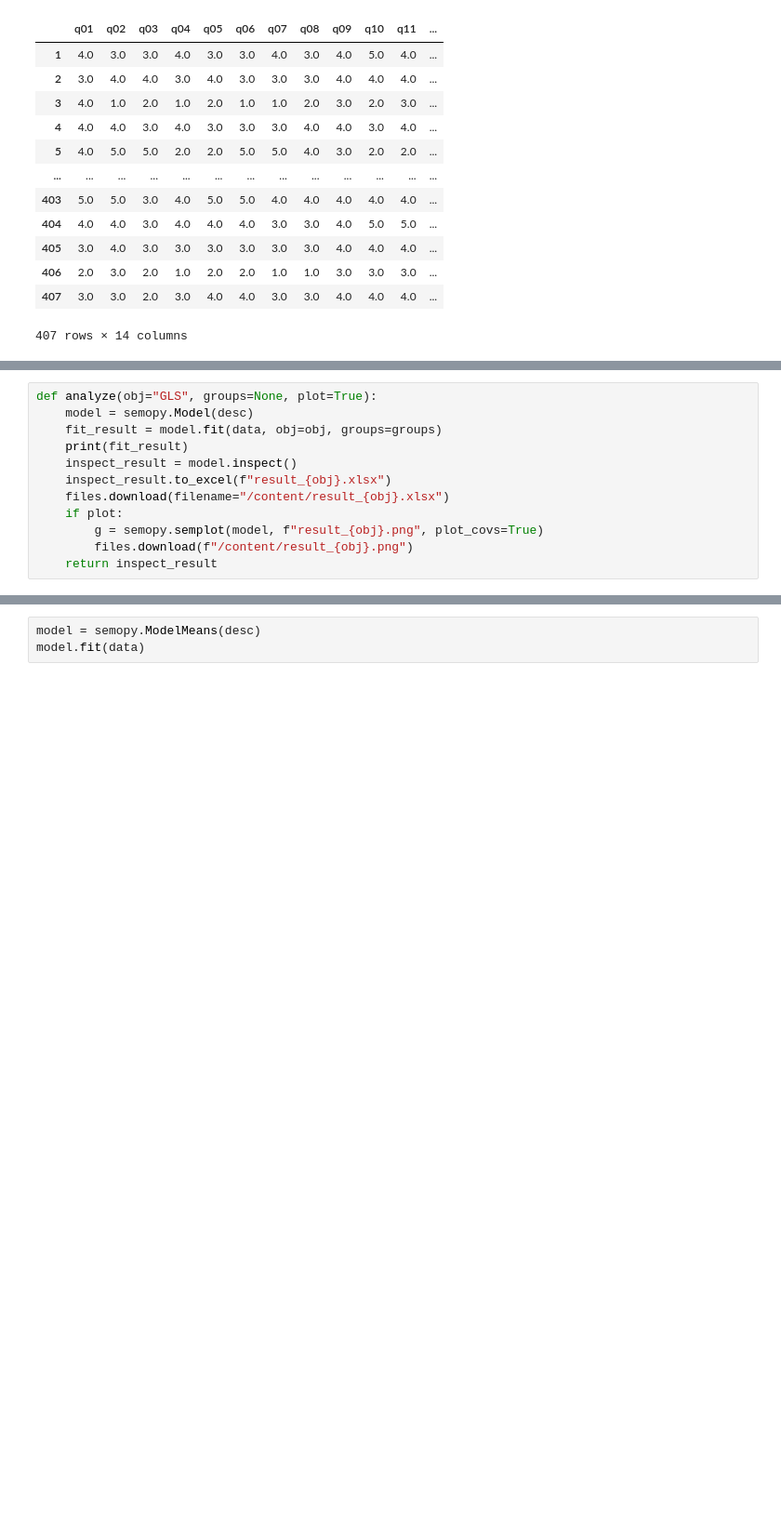
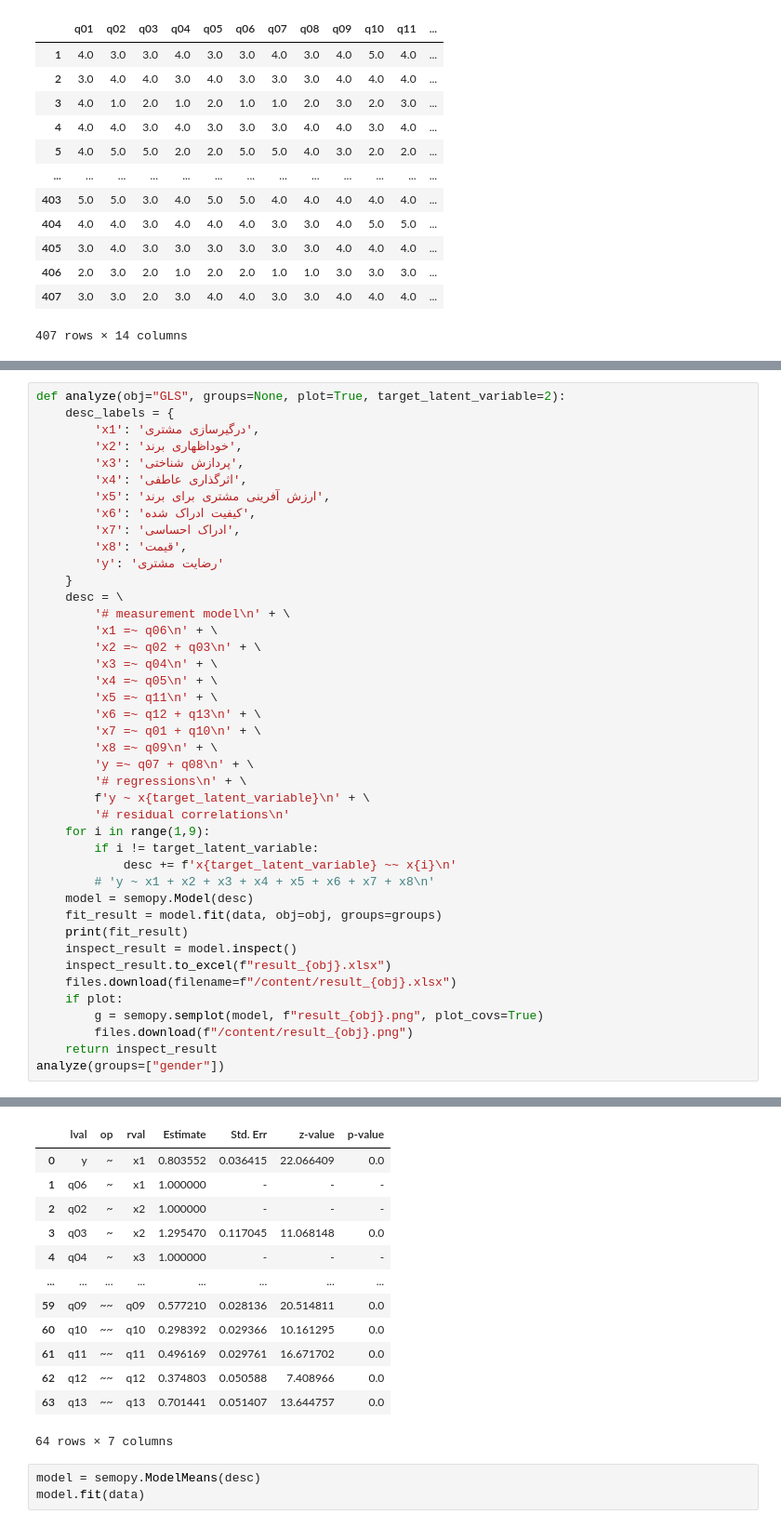
Before and after one commit to MohsenGhodrati/Homeworks, a Jupyter notebook: python-colab.ipynb, the cells around one changed output, grey strips where cells are left out. Shown at 93% size. Cells and saved outputs as stored; diff of their text form; blank space fills up the shorter version.

```diff
--- a/python-colab.ipynb
+++ b/python-colab.ipynb
@@ -162,12 +127,0 @@ desc = \
-# %%
-def analyze(obj="GLS", groups=None, plot=True):
-    model = semopy.Model(desc)
-    fit_result = model.fit(data, obj=obj, groups=groups)
-    print(fit_result)
-    inspect_result = model.inspect()
-    inspect_result.to_excel(f"result_{obj}.xlsx")
-    files.download(filename="/content/result_{obj}.xlsx")
-    if plot:
-        g = semopy.semplot(model, f"result_{obj}.png", plot_covs=True)
-        files.download(f"/content/result_{obj}.png")
-    return inspect_result
@@ -186,0 +131,43 @@ WARNING:root:Fisher Information Matrix is not PD.Moore-Penrose inverse will be u
+# %%
+def analyze(obj="GLS", groups=None, plot=True, target_latent_variable=2):
+    desc_labels = {
+        'x1': 'درگیرسازی مشتری',
+        'x2': 'خوداظهاری برند',
+        'x3': 'پردازش شناختی',
+        'x4': 'اثرگذاری عاطفی',
+        'x5': 'ارزش آفرینی مشتری برای برند',
+        'x6': 'کیفیت ادراک شده',
+        'x7': 'ادراک احساسی',
+        'x8': 'قیمت',
+        'y': 'رضایت مشتری'
+    }
+    desc = \
+        '# measurement model\n' + \
+        'x1 =~ q06\n' + \
+        'x2 =~ q02 + q03\n' + \
+        'x3 =~ q04\n' + \
+        'x4 =~ q05\n' + \
+        'x5 =~ q11\n' + \
+        'x6 =~ q12 + q13\n' + \
+        'x7 =~ q01 + q10\n' + \
+        'x8 =~ q09\n' + \
+        'y =~ q07 + q08\n' + \
+        '# regressions\n' + \
+        f'y ~ x{target_latent_variable}\n' + \
+        '# residual correlations\n'
+    for i in range(1,9):
+        if i != target_latent_variable:
+            desc += f'x{target_latent_variable} ~~ x{i}\n'
+        # 'y ~ x1 + x2 + x3 + x4 + x5 + x6 + x7 + x8\n'
+    model = semopy.Model(desc)
+    fit_result = model.fit(data, obj=obj, groups=groups)
+    print(fit_result)
+    inspect_result = model.inspect()
+    inspect_result.to_excel(f"result_{obj}.xlsx")
+    files.download(filename=f"/content/result_{obj}.xlsx")
+    if plot:
+        g = semopy.semplot(model, f"result_{obj}.png", plot_covs=True)
+        files.download(f"/content/result_{obj}.png")
+    return inspect_result
+analyze(groups=["gender"])
+# %% [output]
@@ -187,3 +187,16 @@ WARNING:root:Fisher Information Matrix is not PD.Moore-Penrose inverse will be u
+|  | lval | op | rval | Estimate | Std. Err | z-value | p-value |
+| 0 | y | ~ | x1 | 0.803552 | 0.036415 | 22.066409 | 0.0 |
+| 1 | q06 | ~ | x1 | 1.000000 | - | - | - |
+| 2 | q02 | ~ | x2 | 1.000000 | - | - | - |
+| 3 | q03 | ~ | x2 | 1.295470 | 0.117045 | 11.068148 | 0.0 |
+| 4 | q04 | ~ | x3 | 1.000000 | - | - | - |
+| ... | ... | ... | ... | ... | ... | ... | ... |
+| 59 | q09 | ~~ | q09 | 0.577210 | 0.028136 | 20.514811 | 0.0 |
+| 60 | q10 | ~~ | q10 | 0.298392 | 0.029366 | 10.161295 | 0.0 |
+| 61 | q11 | ~~ | q11 | 0.496169 | 0.029761 | 16.671702 | 0.0 |
+| 62 | q12 | ~~ | q12 | 0.374803 | 0.050588 | 7.408966 | 0.0 |
+| 63 | q13 | ~~ | q13 | 0.701441 | 0.051407 | 13.644757 | 0.0 |
+64 rows × 7 columns
 # %%
 model = semopy.ModelMeans(desc)
 model.fit(data)
```
Also changed, not shown: parts of 4 cells of this notebook.
